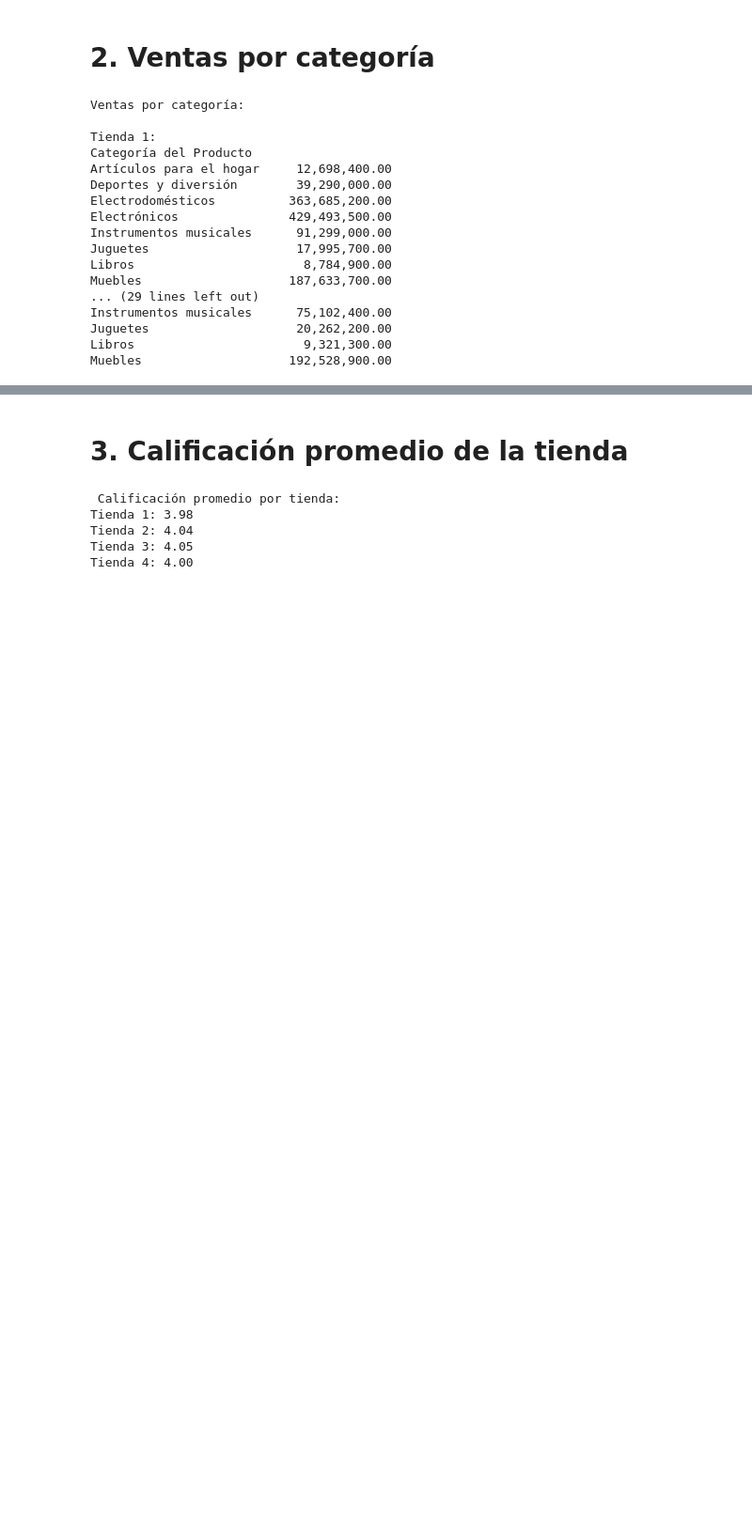
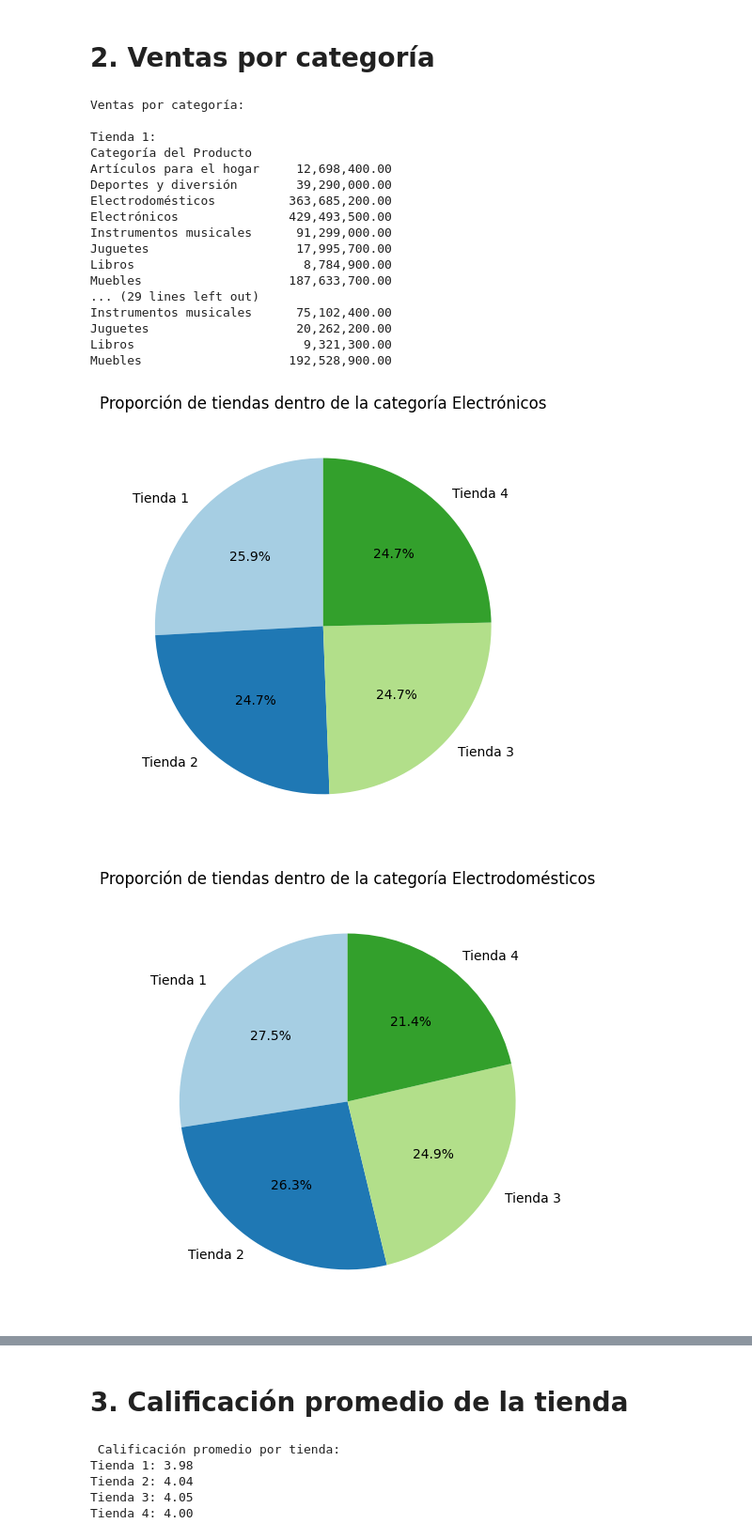
Before and after one commit to Robacru/Desafio_Data_Science_1, a Jupyter notebook: AluraStoreLatam.ipynb, the cells around one changed output, grey strips where cells are left out. Shown: that part at 94% size. Drawn from its saved outputs; the diff is of its cells as text; code cells hidden in the pictures; blank space fills up the shorter version.

```diff
--- a/AluraStoreLatam.ipynb
+++ b/AluraStoreLatam.ipynb
@@ -116,3 +136,25 @@ Instrumentos musicales      75,102,400.00
 Juguetes                    20,262,200.00
 Libros                       9,321,300.00
 Muebles                    192,528,900.00
+# %%
+import matplotlib.pyplot as plt
+
+# obtener las 4 categorías más vendidas en general
+ventas_totales_por_categoria = pd.concat([df.groupby('Categoría del Producto')['Precio'].sum() for df in tiendas.values()])
+ventas_totales_por_categoria = ventas_totales_por_categoria.groupby(ventas_totales_por_categoria.index).sum()
+top_categorias = ventas_totales_por_categoria.sort_values(ascending = False).head(4).index
+
+# crear la proporción de ventas por tienda dentro de cada una de las 4 categorías más vendidas
+for categoria in top_categorias:
+  ventas_por_tienda = {nombre: df[df['Categoría del Producto'] == categoria]['Precio'].sum()
+                        for nombre, df in tiendas.items()}
+# personalización de los gráficos
+  plt.figure(figsize = (5, 5))
+  plt.pie(ventas_por_tienda.values(), labels = ventas_por_tienda.keys(),
+          autopct = '%1.1f%%', startangle = 90, colors = plt.cm.Paired.colors)
+  plt.title(f'Proporción de tiendas dentro de la categoría {categoria}')
+  plt.tight_layout()
+  plt.show()
+# %% [output]
+[figure, added]
+[figure, added]
```
Also changed, not shown: parts of 8 cells of this notebook.
